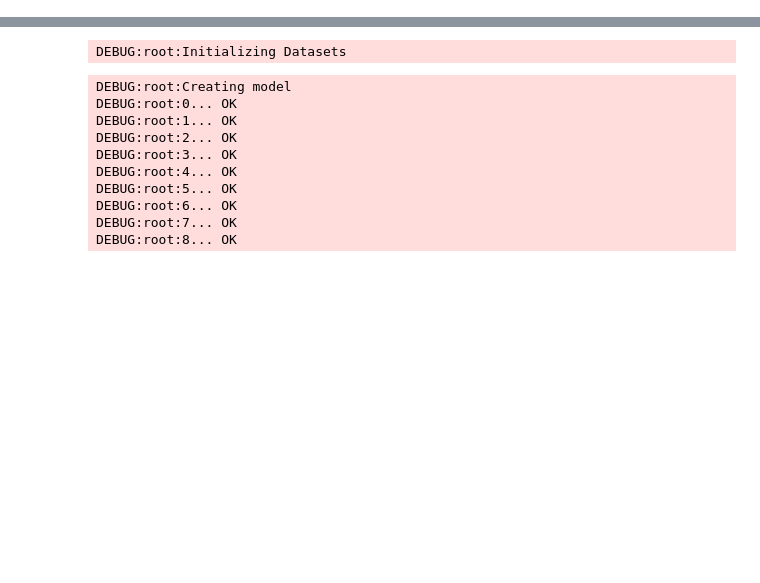
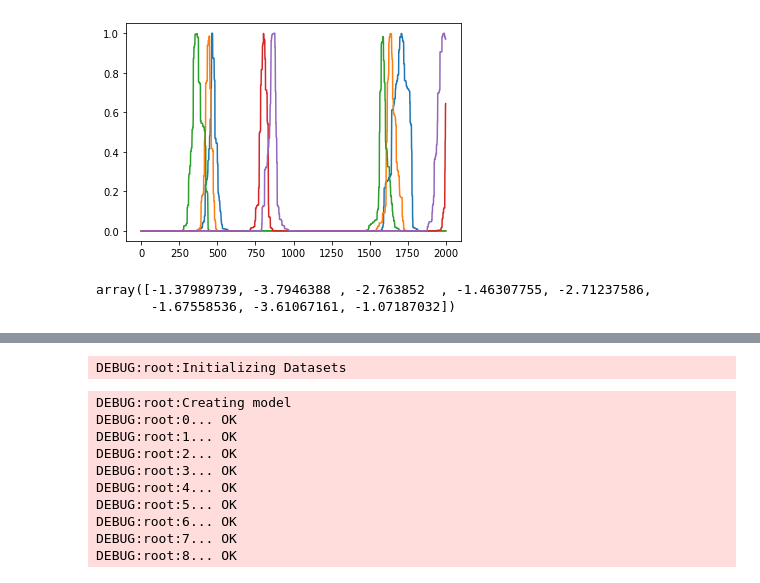
Before and after one commit to BryceEakin/COVID, a Jupyter notebook: Model Prototyping.ipynb, the cells around one changed output, grey strips where cells are left out. Saved outputs shown, nothing was run; the diff lists cells and outputs as text; code cells hidden in the pictures; blank space fills up the shorter version.

```diff
--- a/Model Prototyping.ipynb
+++ b/Model Prototyping.ipynb
@@ -34,7 +34,18 @@ from IPython.display import display
 import covid.training
 # %%
 import logging
-# %%
-x = np.linspace(0,20,1000)
+# %%
+for i in range(5):
+    x = 10**np.random.uniform(-8, -1.1, size=(2000))
+    x = np.cumsum(x) + np.random.uniform(-np.pi,0)
+    y = (0.5*(np.sin(x)+1))**100
+    plt.plot(np.arange(2000),y)
+# %% [output]
+[figure, added]
+# %%
+np.random.uniform(-4,-1, size=8)
+# %% [output]
+array([-1.37989739, -3.7946388 , -2.763852  , -1.46307755, -2.71237586,
+       -1.67558536, -3.61067161, -1.07187032])
 # %%
 # %% [output]
```
Also changed, not shown: parts of 2 cells of this notebook, 6 other files.
